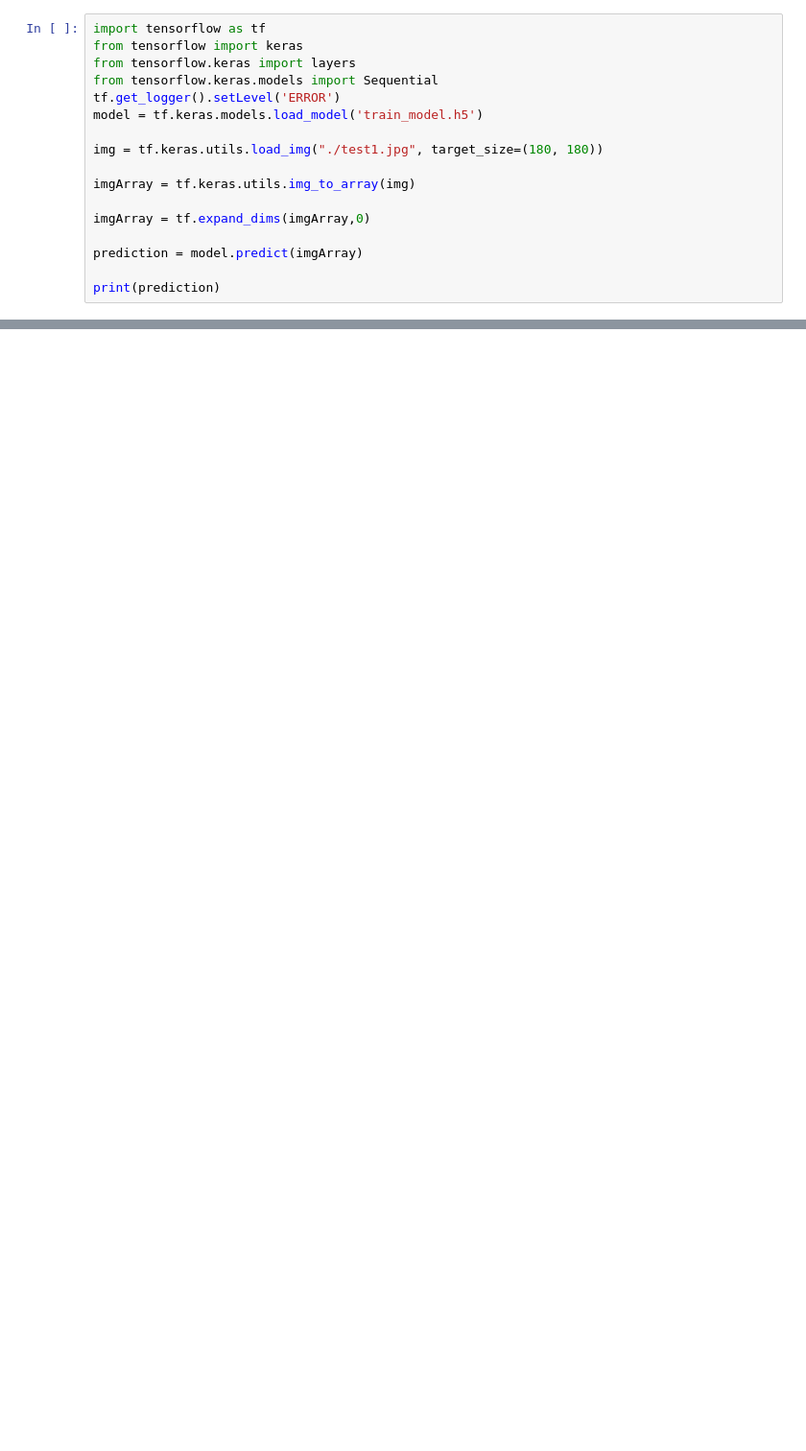
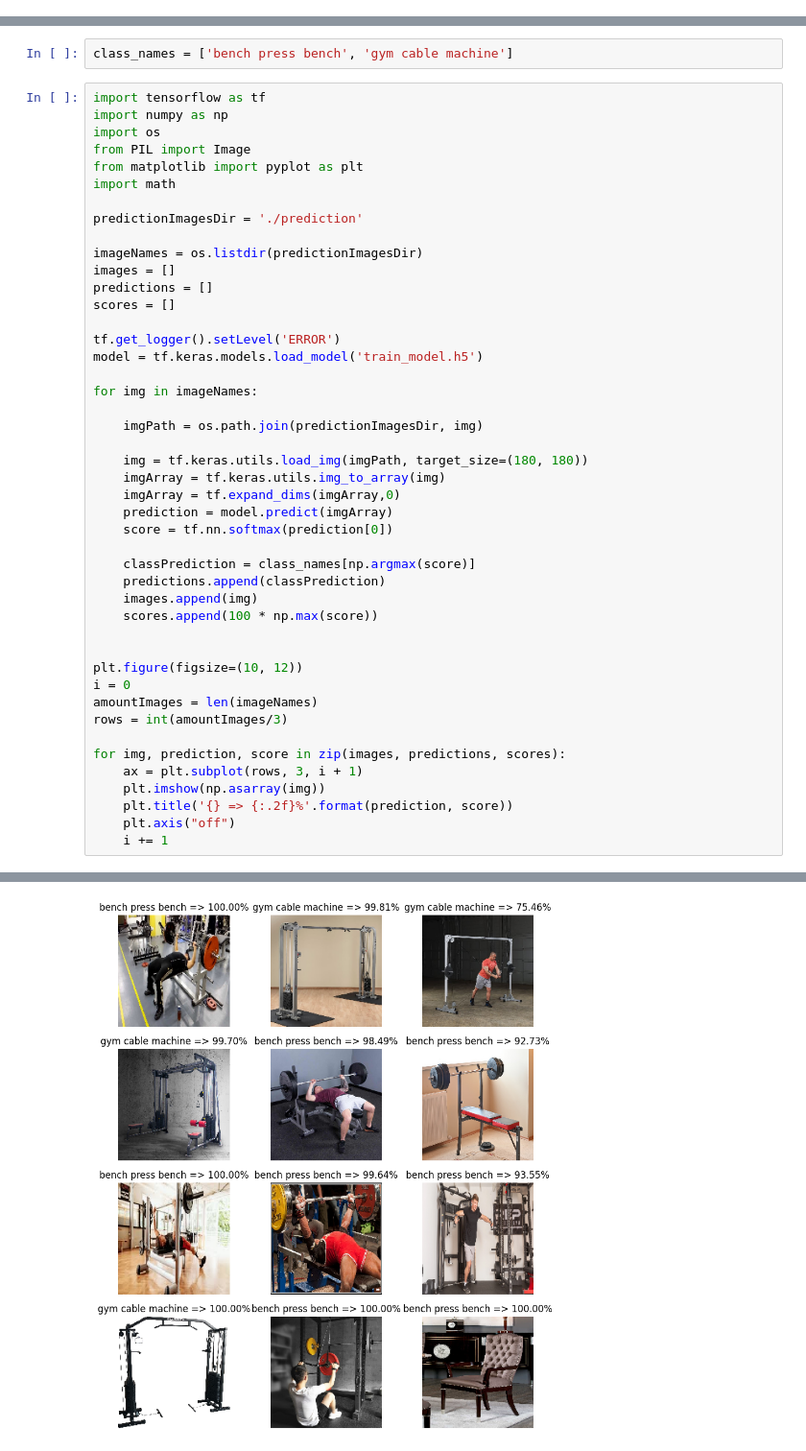
Before and after one commit to JesusAlfred/ReconociemientoDeMaquinas, a Jupyter notebook: model/imgTest.ipynb, the cells around one changed output, grey strips where cells are left out. Shown at 96% size. Cells and saved outputs as stored; diff of their text form; blank space fills up the shorter version.

```diff
--- a/model/imgTest.ipynb
+++ b/model/imgTest.ipynb
@@ -1,17 +0,0 @@
-# %%
-import tensorflow as tf
-from tensorflow import keras
-from tensorflow.keras import layers
-from tensorflow.keras.models import Sequential
-tf.get_logger().setLevel('ERROR')
-model = tf.keras.models.load_model('train_model.h5')
-
-img = tf.keras.utils.load_img("./test1.jpg", target_size=(180, 180))
-
-imgArray = tf.keras.utils.img_to_array(img)
-
-imgArray = tf.expand_dims(imgArray,0)
-
-prediction = model.predict(imgArray)
-
-print(prediction)
@@ -35,0 +1,48 @@ WARNING:tensorflow:Using a while_loop for converting ImageProjectiveTransformV3
+# %%
+class_names = ['bench press bench', 'gym cable machine']
+# %%
+import tensorflow as tf
+import numpy as np
+import os
+from PIL import Image
+from matplotlib import pyplot as plt
+import math
+
+predictionImagesDir = './prediction'
+
+imageNames = os.listdir(predictionImagesDir)
+images = []
+predictions = []
+scores = []
+
+tf.get_logger().setLevel('ERROR')
+model = tf.keras.models.load_model('train_model.h5')
+
+for img in imageNames:
+
+    imgPath = os.path.join(predictionImagesDir, img)
+
+    img = tf.keras.utils.load_img(imgPath, target_size=(180, 180))
+    imgArray = tf.keras.utils.img_to_array(img)
+    imgArray = tf.expand_dims(imgArray,0)
+    prediction = model.predict(imgArray)
+    score = tf.nn.softmax(prediction[0])
+
+    classPrediction = class_names[np.argmax(score)]
+    predictions.append(classPrediction)
+    images.append(img)
+    scores.append(100 * np.max(score))
+
+
+plt.figure(figsize=(10, 12))
+i = 0
+amountImages = len(imageNames)
+rows = int(amountImages/3)
+
+for img, prediction, score in zip(images, predictions, scores):
+    ax = plt.subplot(rows, 3, i + 1)
+    plt.imshow(np.asarray(img))
+    plt.title('{} => {:.2f}%'.format(prediction, score))
+    plt.axis("off")
+    i += 1
+# %% [output]
@@ -35,0 +62 @@ WARNING:tensorflow:Using a while_loop for converting ImageProjectiveTransformV3
+[figure, added]
```
Also changed, not shown: parts of 2 cells of this notebook, 24 other files.
